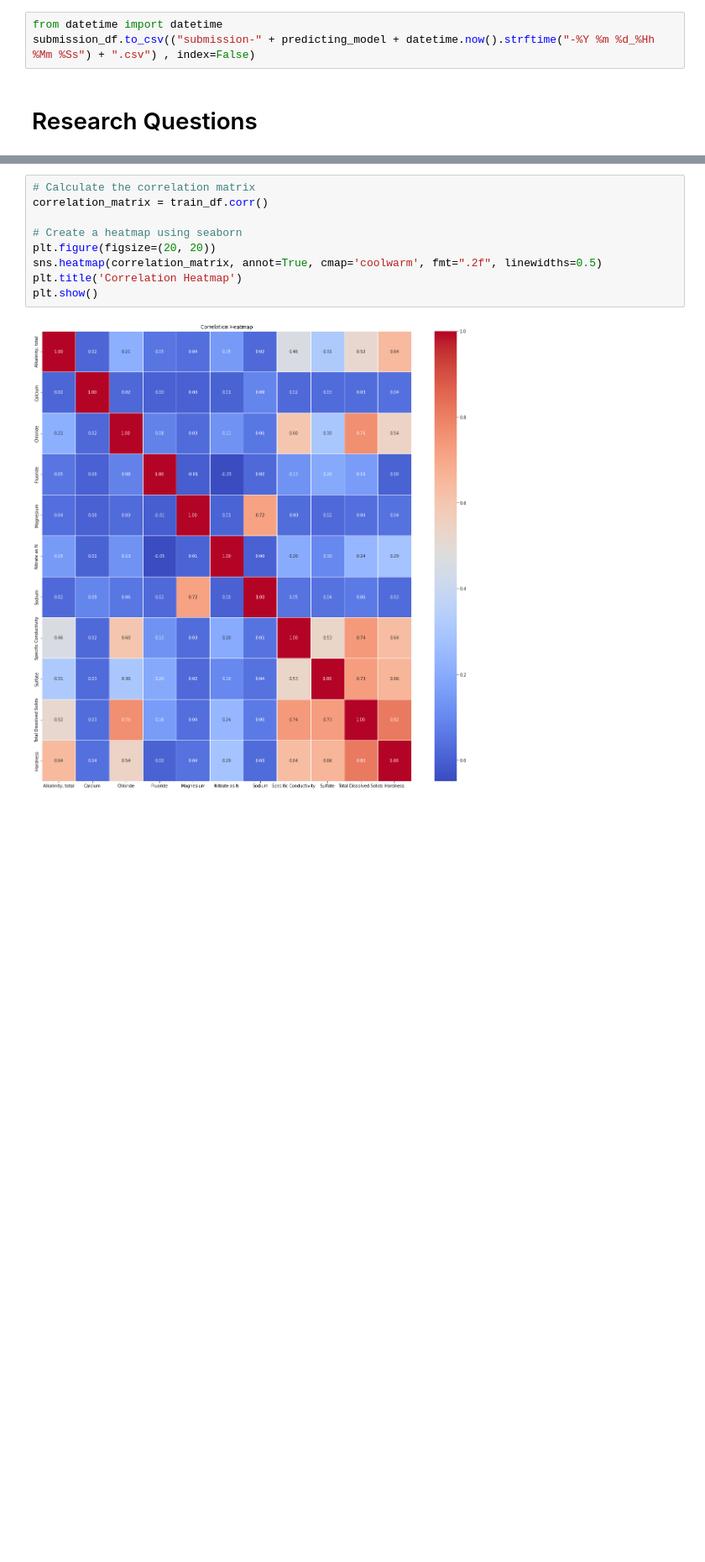
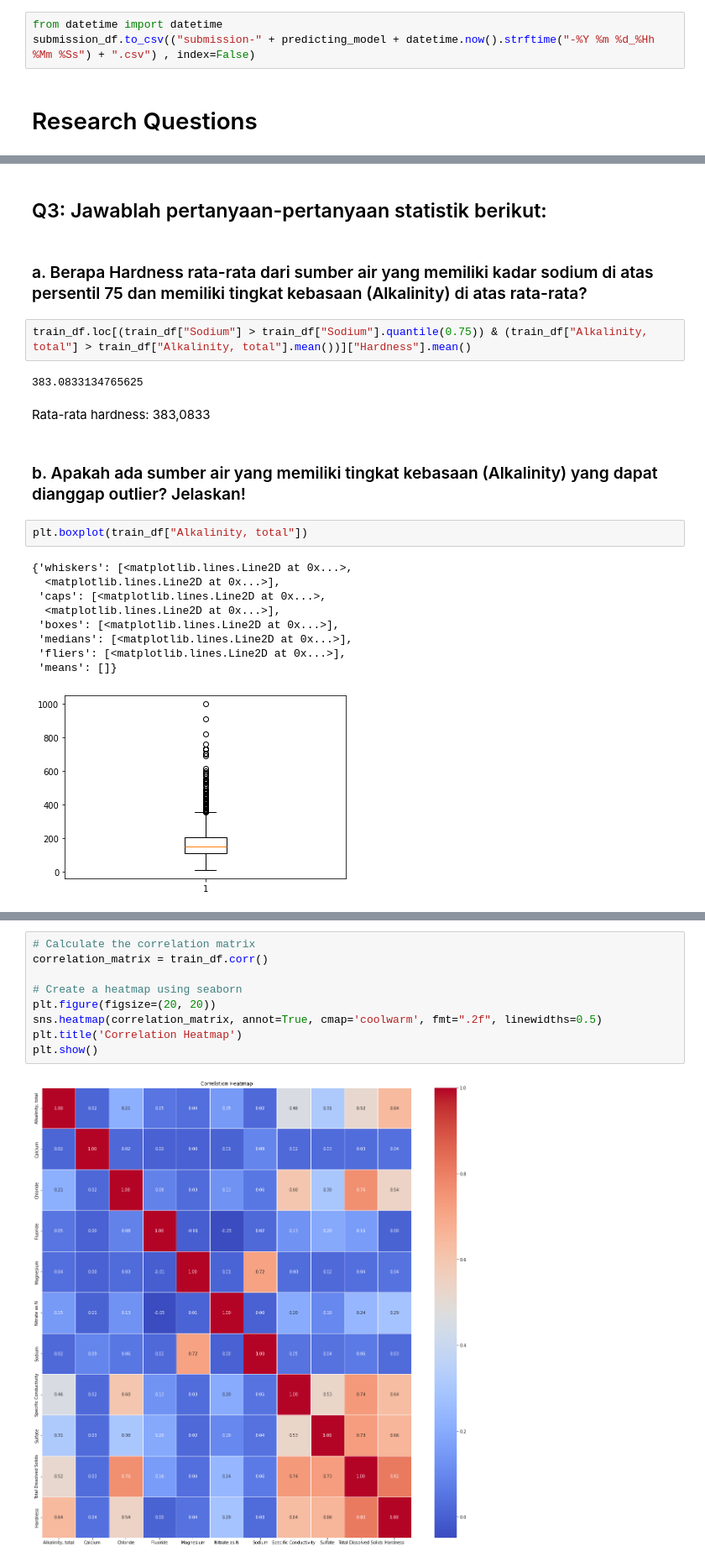
Before and after one commit to evelynnn04/CompfestDSA, a Jupyter notebook: MED_CompfestDSA_20240616.ipynb, the cells around one changed output, grey strips where cells are left out. Shown at 84% size. Drawn from its saved outputs; the diff is of its cells as text; blank space fills up the shorter version.

```diff
--- a/MED_CompfestDSA_20240616.ipynb
+++ b/MED_CompfestDSA_20240616.ipynb
@@ -556,0 +551,24 @@ submission_df.to_csv(("submission-" + predicting_model + datetime.now().strftime
+# %% [markdown]
+## Q3: Jawablah pertanyaan-pertanyaan statistik berikut:
+# %% [markdown]
+### a. Berapa Hardness rata-rata dari sumber air yang memiliki kadar sodium di atas persentil 75 dan memiliki tingkat kebasaan (Alkalinity) di atas rata-rata?
+# %%
+train_df.loc[(train_df["Sodium"] > train_df["Sodium"].quantile(0.75)) & (train_df["Alkalinity, total"] > train_df["Alkalinity, total"].mean())]["Hardness"].mean()
+# %% [output]
+383.0833134765625
+# %% [markdown]
+Rata-rata hardness: 383,0833
+# %% [markdown]
+### b. Apakah ada sumber air yang memiliki tingkat kebasaan (Alkalinity) yang dapat dianggap outlier? Jelaskan!
+# %%
+plt.boxplot(train_df["Alkalinity, total"])
+# %% [output]
+{'whiskers': [<matplotlib.lines.Line2D at 0x...>,
+  <matplotlib.lines.Line2D at 0x...>],
+ 'caps': [<matplotlib.lines.Line2D at 0x...>,
+  <matplotlib.lines.Line2D at 0x...>],
+ 'boxes': [<matplotlib.lines.Line2D at 0x...>],
+ 'medians': [<matplotlib.lines.Line2D at 0x...>],
+ 'fliers': [<matplotlib.lines.Line2D at 0x...>],
+ 'means': []}
+[figure, added]
```
Also changed, not shown: parts of 26 cells of this notebook, 1 other file.
